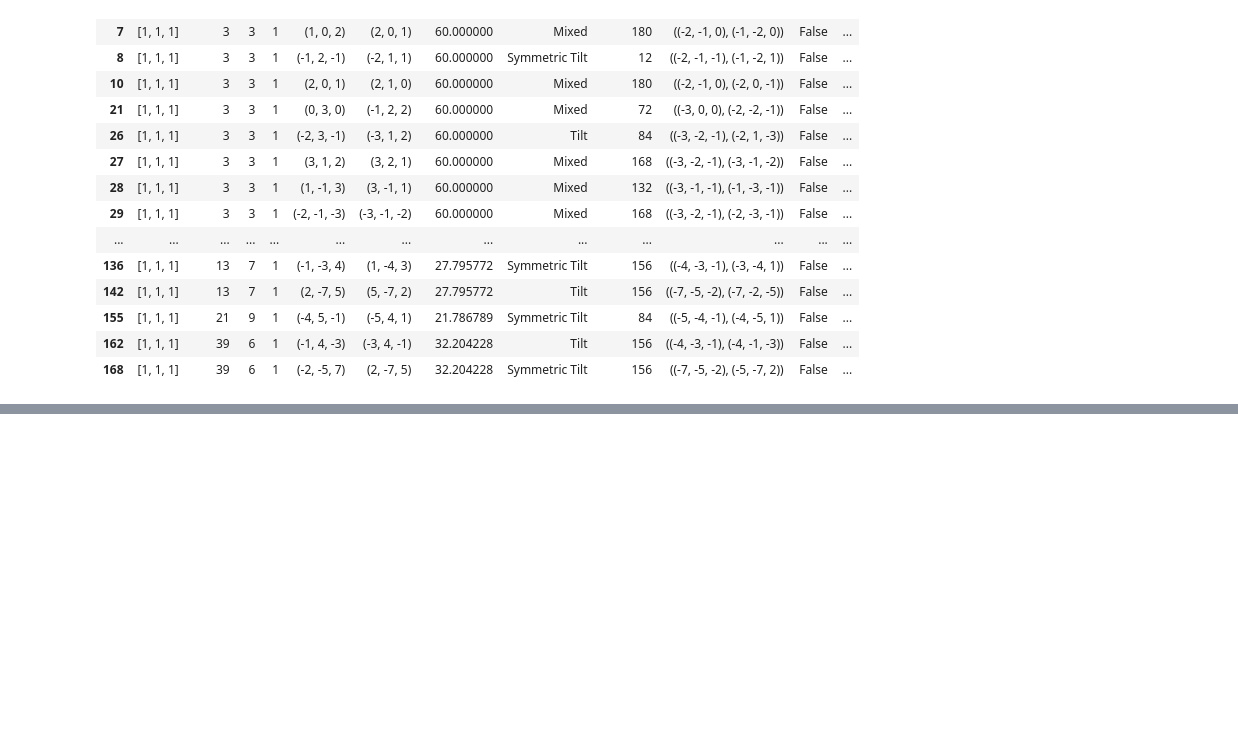
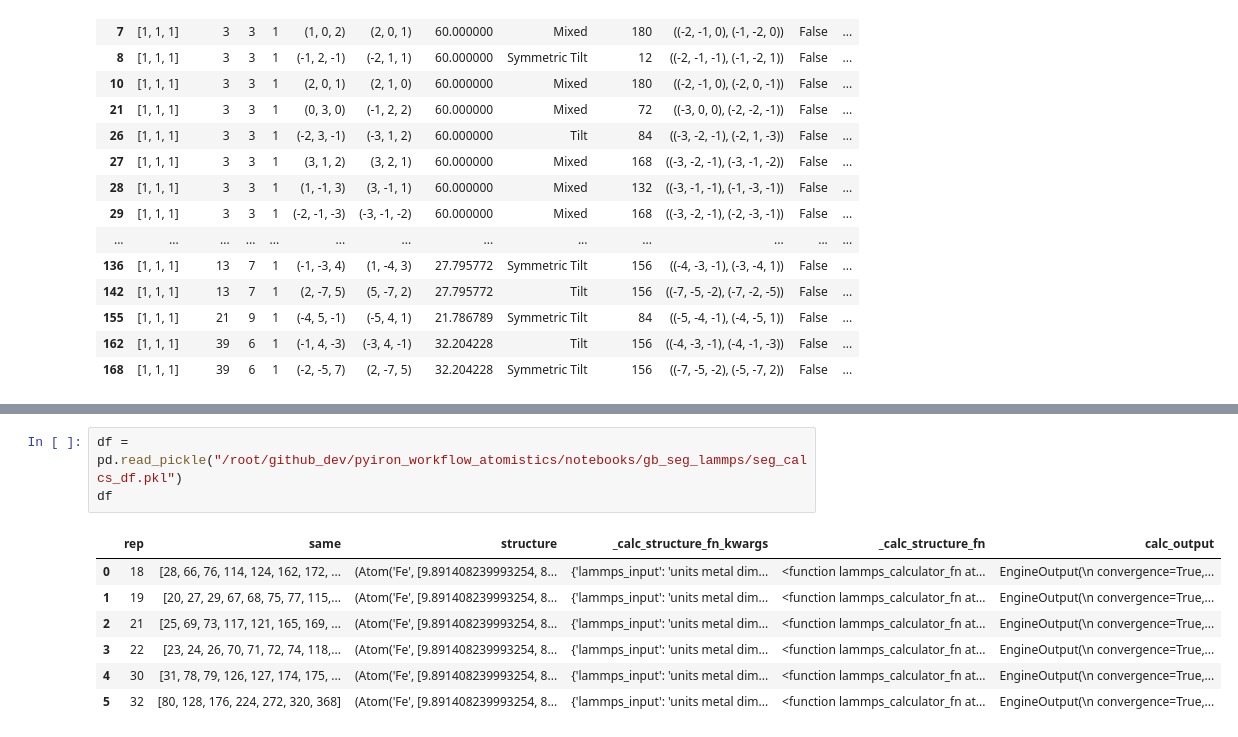
Before and after one commit to pyiron/pyiron_workflow_atomistics, a Jupyter notebook: notebooks/2025_08_06_Segregation.ipynb, the cells around one changed output, grey strips where cells are left out. Saved outputs shown, nothing was run; the diff lists cells and outputs as text; blank space fills up the shorter version.

```diff
--- a/notebooks/2025_08_06_Segregation.ipynb
+++ b/notebooks/2025_08_06_Segregation.ipynb
@@ -300,0 +303,11 @@ gb_seg_lammps/pureGB_fE_seg_Al_363
+# %%
+df = pd.read_pickle("/root/github_dev/pyiron_workflow_atomistics/notebooks/gb_seg_lammps/seg_calcs_df.pkl")
+df
+# %% [output]
+|  | rep | same | structure | _calc_structure_fn_kwargs | _calc_structure_fn | calc_output |
+| 0 | 18 | [28, 66, 76, 114, 124, 162, 172, ... | (Atom('Fe', [9.891408239993254, 8... | {'lammps_input': 'units metal dim... | <function lammps_calculator_fn at... | EngineOutput(\n convergence=True,... |
+| 1 | 19 | [20, 27, 29, 67, 68, 75, 77, 115,... | (Atom('Fe', [9.891408239993254, 8... | {'lammps_input': 'units metal dim... | <function lammps_calculator_fn at... | EngineOutput(\n convergence=True,... |
+| 2 | 21 | [25, 69, 73, 117, 121, 165, 169, ... | (Atom('Fe', [9.891408239993254, 8... | {'lammps_input': 'units metal dim... | <function lammps_calculator_fn at... | EngineOutput(\n convergence=True,... |
+| 3 | 22 | [23, 24, 26, 70, 71, 72, 74, 118,... | (Atom('Fe', [9.891408239993254, 8... | {'lammps_input': 'units metal dim... | <function lammps_calculator_fn at... | EngineOutput(\n convergence=True,... |
+| 4 | 30 | [31, 78, 79, 126, 127, 174, 175, ... | (Atom('Fe', [9.891408239993254, 8... | {'lammps_input': 'units metal dim... | <function lammps_calculator_fn at... | EngineOutput(\n convergence=True,... |
+| 5 | 32 | [80, 128, 176, 224, 272, 320, 368] | (Atom('Fe', [9.891408239993254, 8... | {'lammps_input': 'units metal dim... | <function lammps_calculator_fn at... | EngineOutput(\n convergence=True,... |
```
Also changed, not shown: parts of 8 cells of this notebook, 3 other files.
